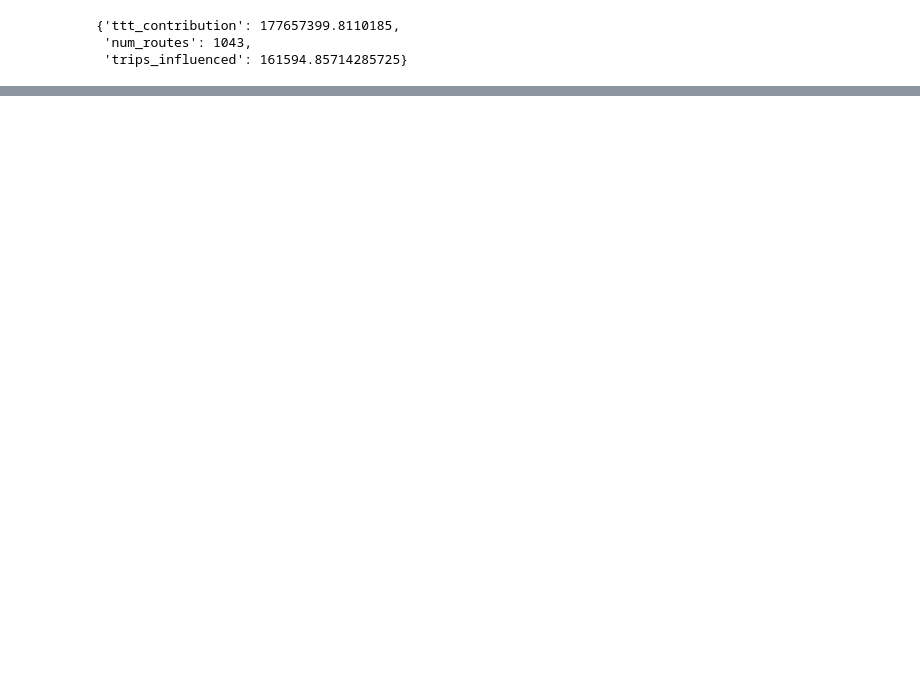
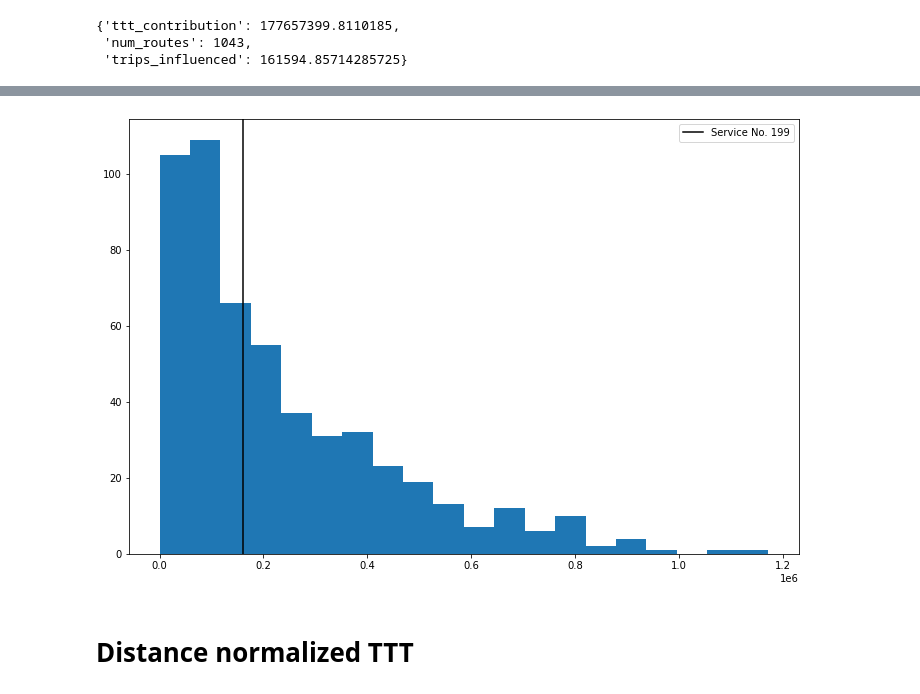
Before and after one commit to kiranbodipati/urban_planning_system, a Jupyter notebook: TTT Offline analysis.ipynb, the cells around one changed output, grey strips where cells are left out. Cells and saved outputs as stored; diff of their text form; code cells hidden in the pictures; blank space fills up the shorter version.

```diff
--- a/TTT Offline analysis.ipynb
+++ b/TTT Offline analysis.ipynb
@@ -491,0 +494,11 @@ plt.show()
+# %%
+temp_bus = '199'
+fig, ax = plt.subplots(figsize=(12, 8))
+plt.hist([i['trips_influenced'] for i in bus_ttt_contributions.values()], axes=ax, bins=20)
+plt.axvline(bus_ttt_contributions[temp_bus]['trips_influenced'], label=f"Service No. {temp_bus}", color='black')
+plt.legend()
+plt.show()
+# %% [output]
+[figure, added]
+# %% [markdown]
+# Distance normalized TTT
```
Also changed, not shown: parts of 17 cells of this notebook.
